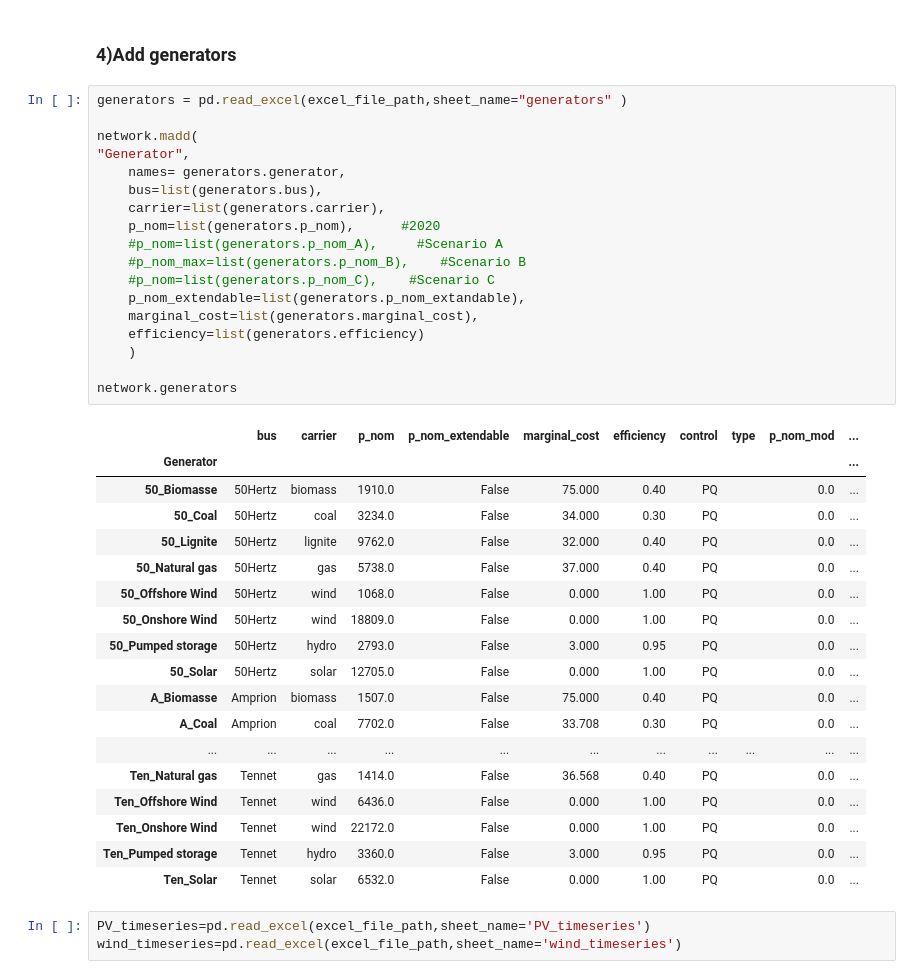
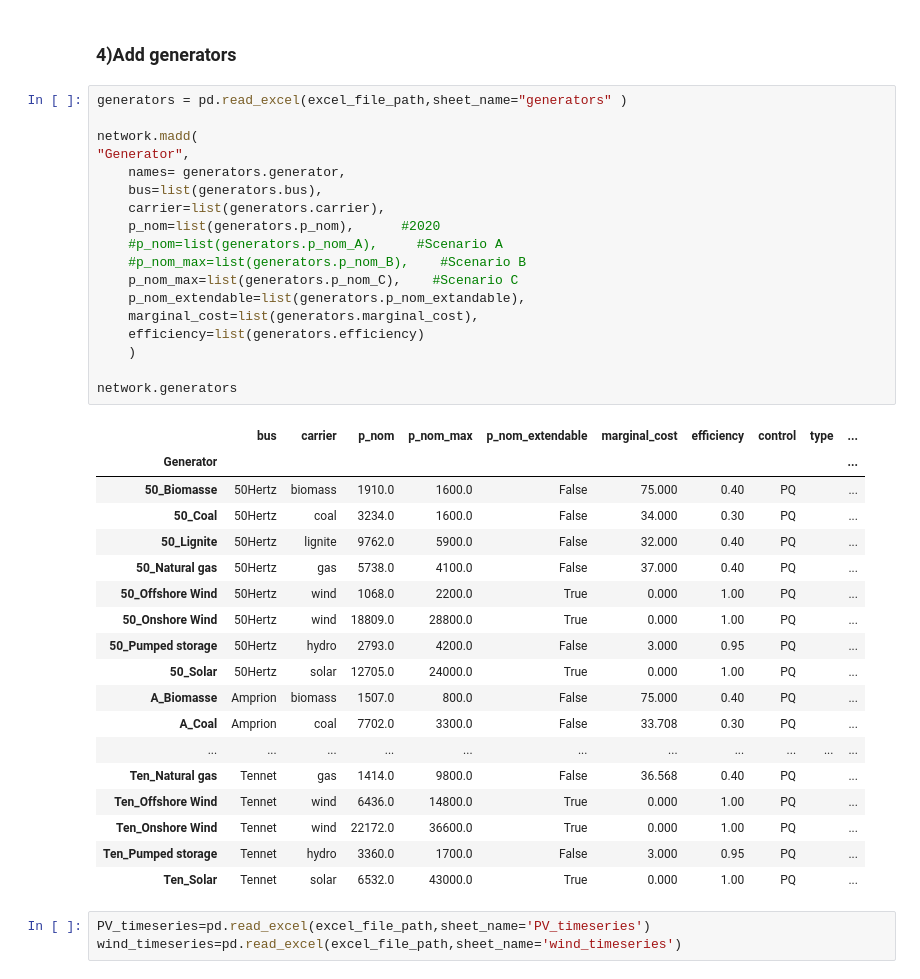
Before and after one commit to jungmin-leee/Project_MISC, a Jupyter notebook: Case_Study_Germany.ipynb, the cells around one changed output. Drawn from its saved outputs; the diff is of its cells as text.

```diff
--- a/Case_Study_Germany.ipynb
+++ b/Case_Study_Germany.ipynb
@@ -60,40 +60,40 @@ network.buses
 # %%
 generators = pd.read_excel(excel_file_path,sheet_name="generators" )
 
 network.madd(
 "Generator",
     names= generators.generator,
     bus=list(generators.bus),
     carrier=list(generators.carrier),
     p_nom=list(generators.p_nom),      #2020
     #p_nom=list(generators.p_nom_A),     #Scenario A
     #p_nom_max=list(generators.p_nom_B),    #Scenario B
-    #p_nom=list(generators.p_nom_C),    #Scenario C
+    p_nom_max=list(generators.p_nom_C),    #Scenario C
     p_nom_extendable=list(generators.p_nom_extandable),
     marginal_cost=list(generators.marginal_cost),
     efficiency=list(generators.efficiency)
     )
 
 network.generators
 # %% [output]
-|  | bus | carrier | p_nom | p_nom_extendable | marginal_cost | efficiency | control | type | p_nom_mod | ... |
+|  | bus | carrier | p_nom | p_nom_max | p_nom_extendable | marginal_cost | efficiency | control | type | ... |
 | Generator |  |  |  |  |  |  |  |  |  | ... |
-| 50_Biomasse | 50Hertz | biomass | 1910.0 | False | 75.000 | 0.40 | PQ |  | 0.0 | ... |
-| 50_Coal | 50Hertz | coal | 3234.0 | False | 34.000 | 0.30 | PQ |  | 0.0 | ... |
-| 50_Lignite | 50Hertz | lignite | 9762.0 | False | 32.000 | 0.40 | PQ |  | 0.0 | ... |
-| 50_Natural gas | 50Hertz | gas | 5738.0 | False | 37.000 | 0.40 | PQ |  | 0.0 | ... |
-| 50_Offshore Wind | 50Hertz | wind | 1068.0 | False | 0.000 | 1.00 | PQ |  | 0.0 | ... |
-| 50_Onshore Wind | 50Hertz | wind | 18809.0 | False | 0.000 | 1.00 | PQ |  | 0.0 | ... |
-| 50_Pumped storage | 50Hertz | hydro | 2793.0 | False | 3.000 | 0.95 | PQ |  | 0.0 | ... |
-| 50_Solar | 50Hertz | solar | 12705.0 | False | 0.000 | 1.00 | PQ |  | 0.0 | ... |
-| A_Biomasse | Amprion | biomass | 1507.0 | False | 75.000 | 0.40 | PQ |  | 0.0 | ... |
-| A_Coal | Amprion | coal | 7702.0 | False | 33.708 | 0.30 | PQ |  | 0.0 | ... |
+| 50_Biomasse | 50Hertz | biomass | 1910.0 | 1600.0 | False | 75.000 | 0.40 | PQ |  | ... |
+| 50_Coal | 50Hertz | coal | 3234.0 | 1600.0 | False | 34.000 | 0.30 | PQ |  | ... |
+| 50_Lignite | 50Hertz | lignite | 9762.0 | 5900.0 | False | 32.000 | 0.40 | PQ |  | ... |
+| 50_Natural gas | 50Hertz | gas | 5738.0 | 4100.0 | False | 37.000 | 0.40 | PQ |  | ... |
+| 50_Offshore Wind | 50Hertz | wind | 1068.0 | 2200.0 | True | 0.000 | 1.00 | PQ |  | ... |
+| 50_Onshore Wind | 50Hertz | wind | 18809.0 | 28800.0 | True | 0.000 | 1.00 | PQ |  | ... |
+| 50_Pumped storage | 50Hertz | hydro | 2793.0 | 4200.0 | False | 3.000 | 0.95 | PQ |  | ... |
+| 50_Solar | 50Hertz | solar | 12705.0 | 24000.0 | True | 0.000 | 1.00 | PQ |  | ... |
+| A_Biomasse | Amprion | biomass | 1507.0 | 800.0 | False | 75.000 | 0.40 | PQ |  | ... |
+| A_Coal | Amprion | coal | 7702.0 | 3300.0 | False | 33.708 | 0.30 | PQ |  | ... |
 | ... | ... | ... | ... | ... | ... | ... | ... | ... | ... | ... |
-| Ten_Natural gas | Tennet | gas | 1414.0 | False | 36.568 | 0.40 | PQ |  | 0.0 | ... |
-| Ten_Offshore Wind | Tennet | wind | 6436.0 | False | 0.000 | 1.00 | PQ |  | 0.0 | ... |
-| Ten_Onshore Wind | Tennet | wind | 22172.0 | False | 0.000 | 1.00 | PQ |  | 0.0 | ... |
-| Ten_Pumped storage | Tennet | hydro | 3360.0 | False | 3.000 | 0.95 | PQ |  | 0.0 | ... |
-| Ten_Solar | Tennet | solar | 6532.0 | False | 0.000 | 1.00 | PQ |  | 0.0 | ... |
+| Ten_Natural gas | Tennet | gas | 1414.0 | 9800.0 | False | 36.568 | 0.40 | PQ |  | ... |
+| Ten_Offshore Wind | Tennet | wind | 6436.0 | 14800.0 | True | 0.000 | 1.00 | PQ |  | ... |
+| Ten_Onshore Wind | Tennet | wind | 22172.0 | 36600.0 | True | 0.000 | 1.00 | PQ |  | ... |
+| Ten_Pumped storage | Tennet | hydro | 3360.0 | 1700.0 | False | 3.000 | 0.95 | PQ |  | ... |
+| Ten_Solar | Tennet | solar | 6532.0 | 43000.0 | True | 0.000 | 1.00 | PQ |  | ... |
 # %%
 PV_timeseries=pd.read_excel(excel_file_path,sheet_name='PV_timeseries')
 wind_timeseries=pd.read_excel(excel_file_path,sheet_name='wind_timeseries')
```
Also changed, not shown: parts of 16 cells of this notebook, 1 other file.
